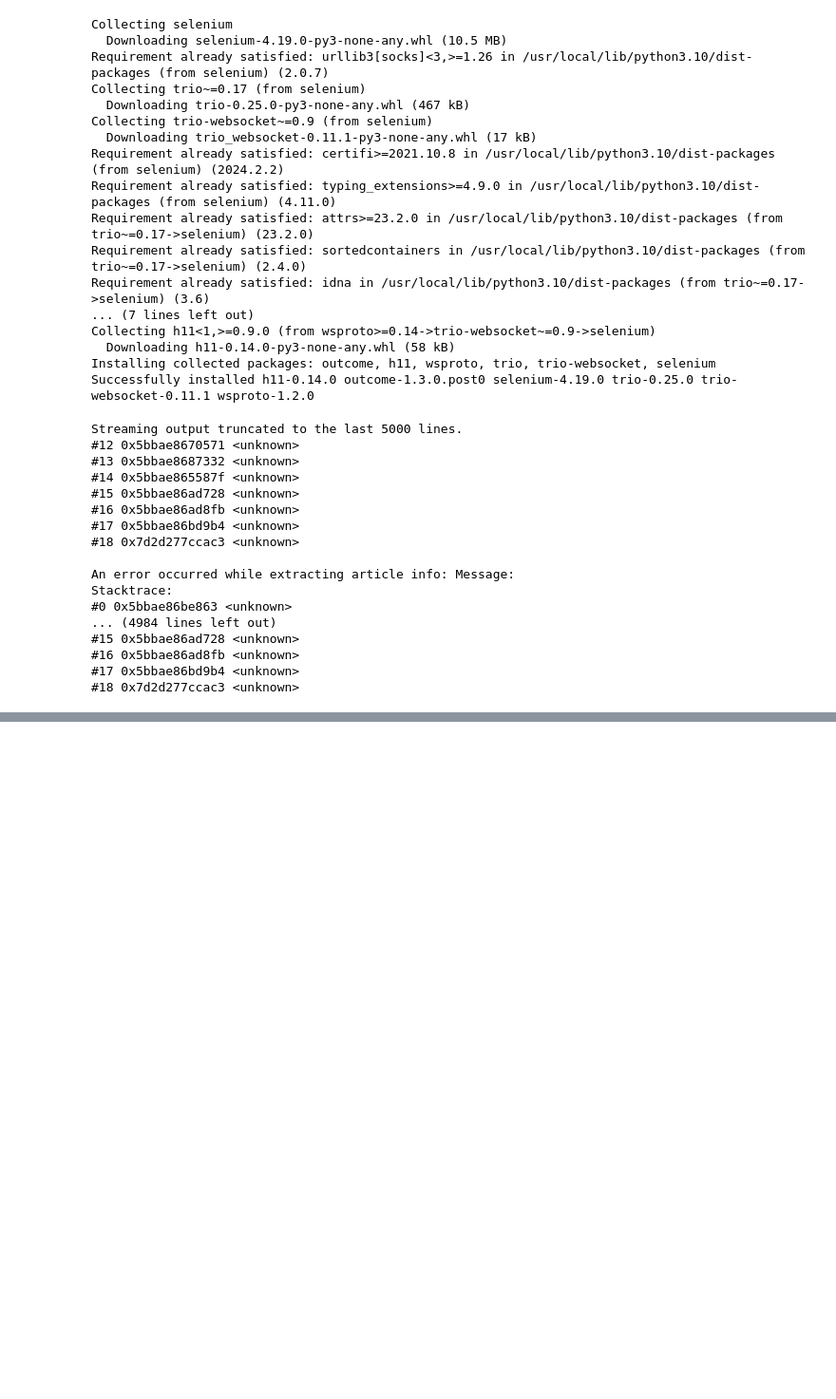
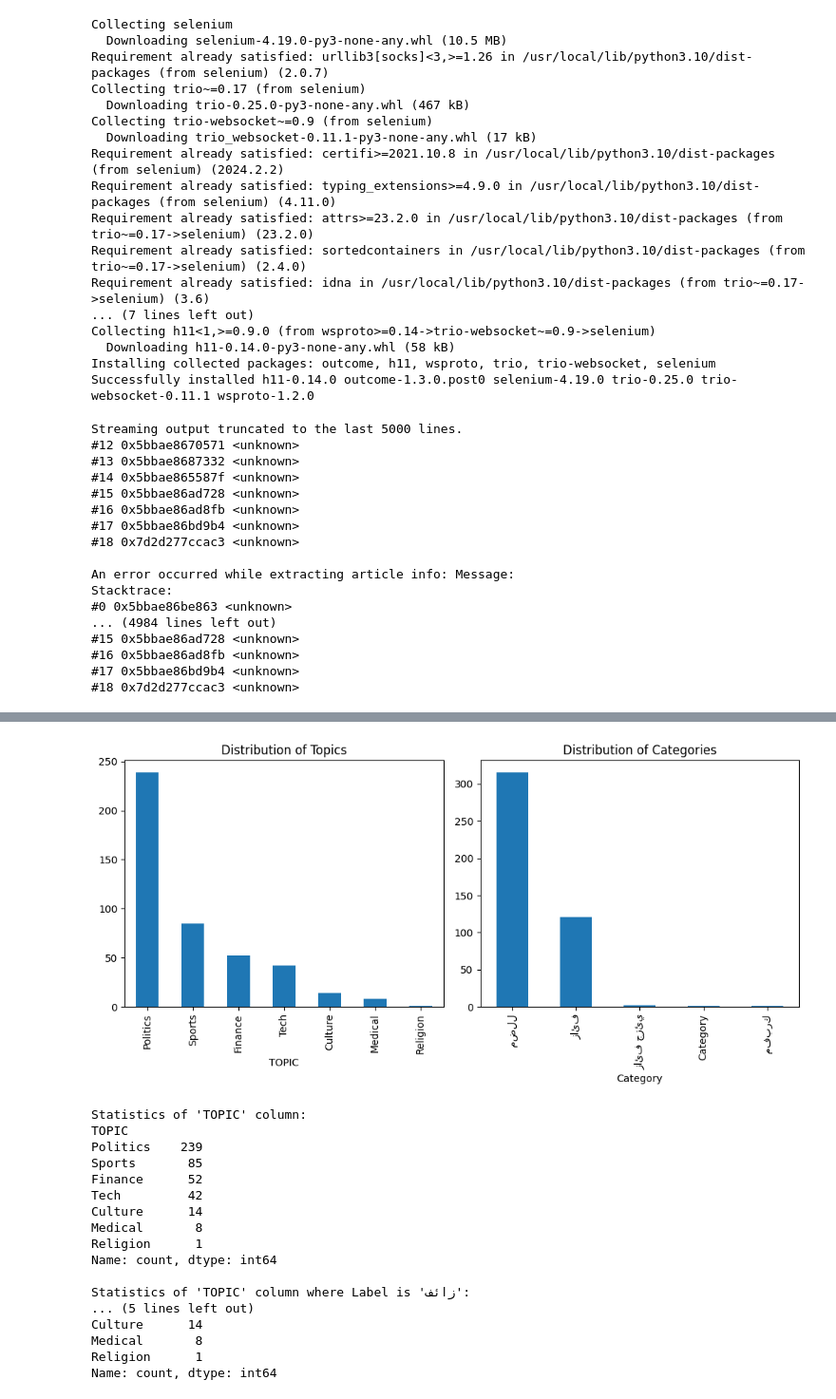
Before and after one commit to Nahla-yasmine/Arabic-News-Scraper, a Jupyter notebook: FATABAYYANO/FATABAYANO_webscrapper.ipynb, the cells around one changed output, grey strips where cells are left out. Shown at 95% size. Drawn from its saved outputs; the diff is of its cells as text; code cells hidden in the pictures; blank space fills up the shorter version.

```diff
--- a/FATABAYYANO/FATABAYANO_webscrapper.ipynb
+++ b/FATABAYYANO/FATABAYANO_webscrapper.ipynb
@@ -169,0 +292,46 @@ Stacktrace:
+# %%
+# Step 1: Read the CSV file into a pandas DataFrame
+df = pd.read_csv('/content/FATABAYYANO_articles_cleaned_data_with_topics.csv')
+
+# Step 2: Calculate statistics for the 'TOPIC' column
+topic_stats = df['TOPIC'].value_counts()
+
+# Step 3: Plot the distribution of values for 'TOPIC' and 'Category'
+plt.figure(figsize=(10, 5))
+plt.subplot(1, 2, 1)
+df['TOPIC'].value_counts().plot(kind='bar', title='Distribution of Topics')
+plt.subplot(1, 2, 2)
+df['Category'].value_counts().plot(kind='bar', title='Distribution of Categories')
+plt.tight_layout()
+plt.show()
+
+# Step 4: Filter the DataFrame where 'Label' is equal to 'زائف'
+false_label_df = df[df['Label'] == 'زائف']
+
+# Step 5: Analyze the attributes related to the filtered topics
+false_label_topic_stats = false_label_df['TOPIC'].value_counts()
+
+# Display statistics
+print("Statistics of 'TOPIC' column:")
+print(topic_stats)
+print("\nStatistics of 'TOPIC' column where Label is 'زائف':")
+print(false_label_topic_stats)
+# %% [output]
+[figure, added]
+Statistics of 'TOPIC' column:
+TOPIC
+Politics    239
+Sports       85
+Finance      52
+Tech         42
+Culture      14
+Medical       8
+Religion      1
+Name: count, dtype: int64
+
+Statistics of 'TOPIC' column where Label is 'زائف':
+... (5 lines left out)
+Culture      14
+Medical       8
+Religion      1
+Name: count, dtype: int64
```
Also changed, not shown: parts of 2 cells of this notebook.
